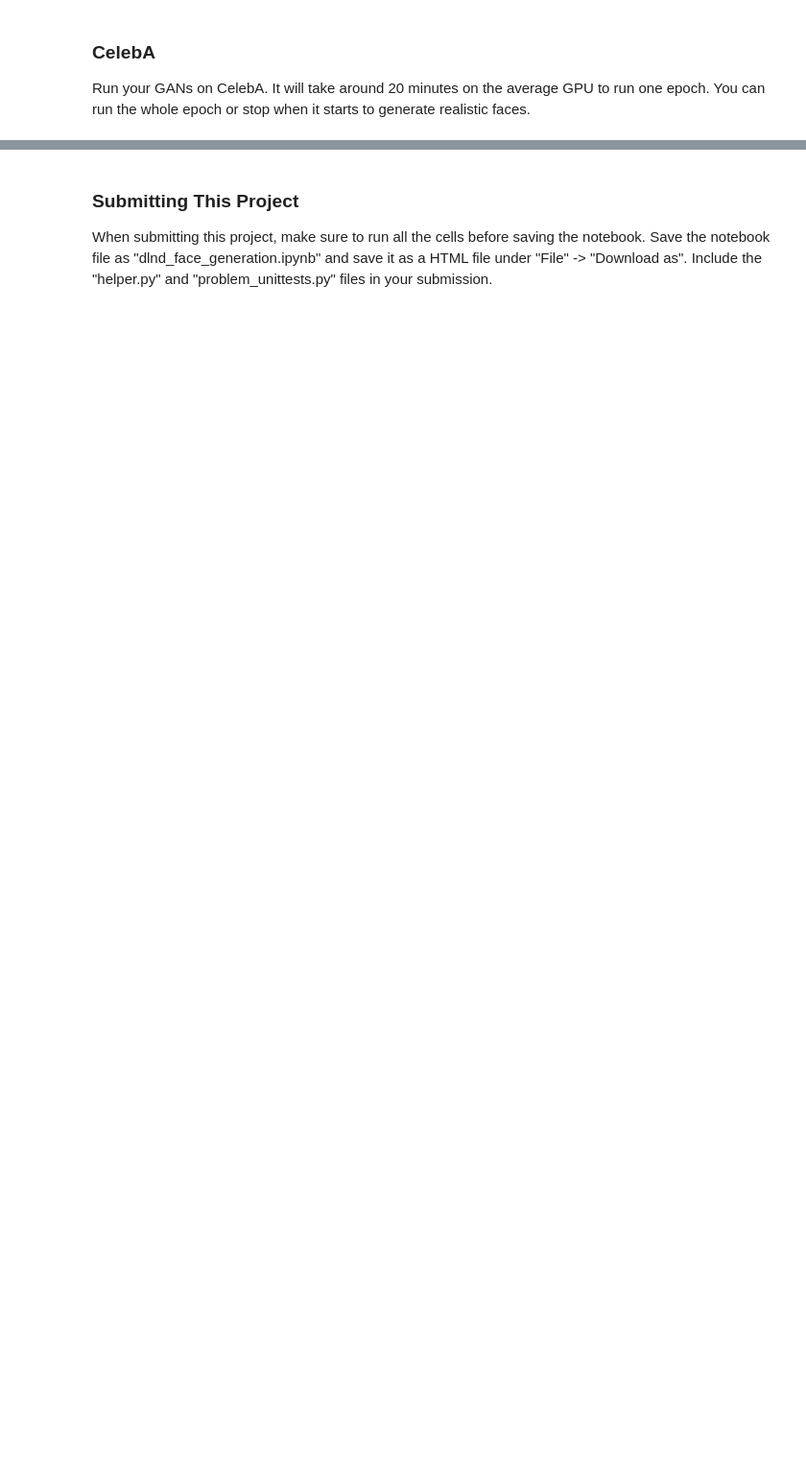
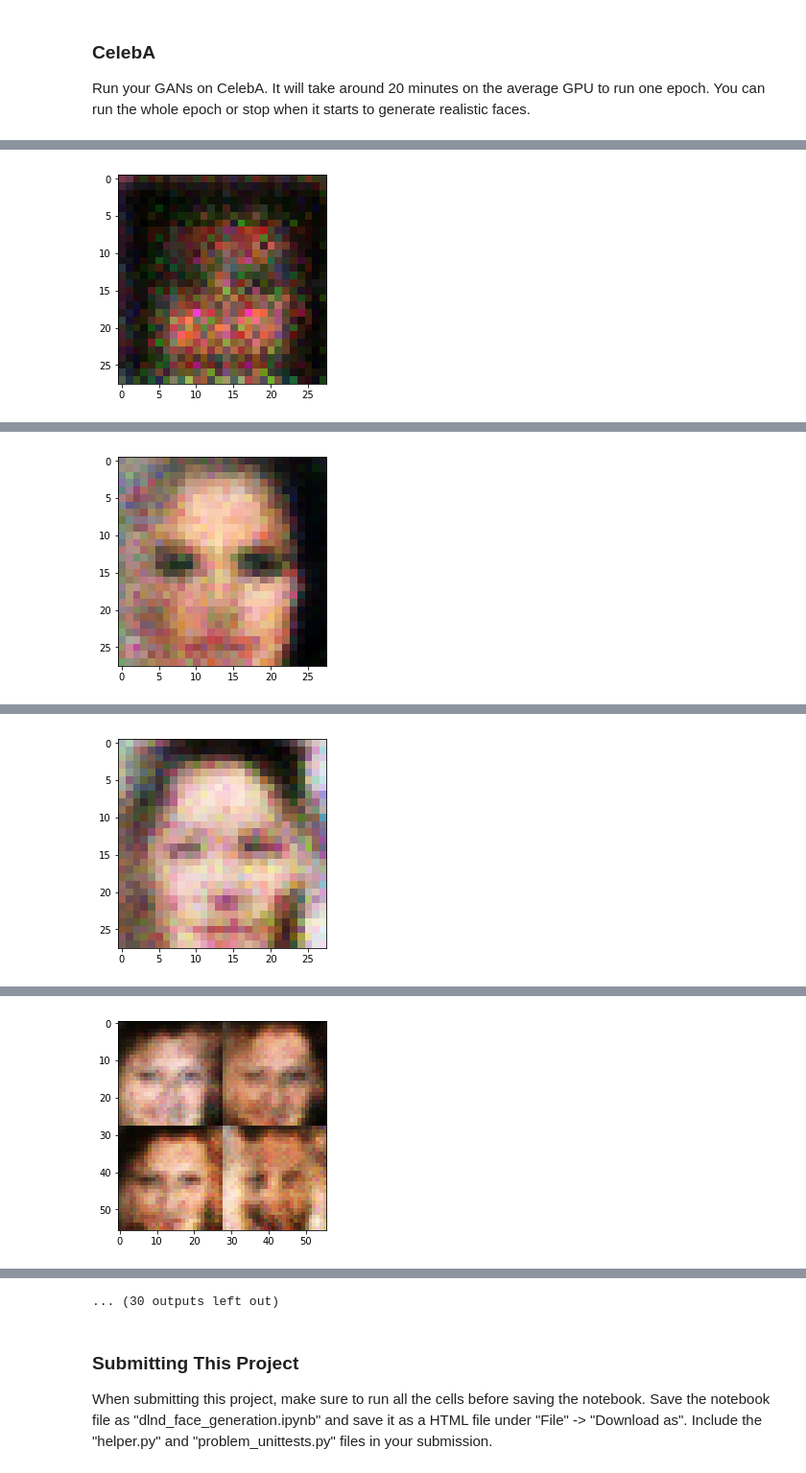
Before and after one commit to siyaoxu/deep-learning, a Jupyter notebook: face_generation/dlnd_face_generation.ipynb, the cells around one changed output, grey strips where cells are left out. Shown at 96% size. Saved outputs shown, nothing was run; the diff lists cells and outputs as text; code cells hidden in the pictures; blank space fills up the shorter version.

```diff
--- a/face_generation/dlnd_face_generation.ipynb
+++ b/face_generation/dlnd_face_generation.ipynb
@@ -431,10 +461,10 @@ KeyboardInterrupt:
 ### CelebA
 Run your GANs on CelebA.  It will take around 20 minutes on the average GPU to run one epoch.  You can run the whole epoch or stop when it starts to generate realistic faces.
 # %%
-batch_size = None
-z_dim = None
-learning_rate = None
-beta1 = None
+batch_size = 64
+z_dim = 100
+learning_rate = 0.0002
+beta1 = 0.5
 
 
 """
@@ -446,3 +476,4 @@ celeba_dataset = helper.Dataset('celeba', glob(os.path.join(data_dir, 'img_align
 with tf.Graph().as_default():
     train(epochs, batch_size, z_dim, learning_rate, beta1, celeba_dataset.get_batches,
           celeba_dataset.shape, celeba_dataset.image_mode)
+# %% [output]
@@ -448,0 +483 @@ with tf.Graph().as_default():
+[figure, added]
@@ -448,0 +487 @@ with tf.Graph().as_default():
+[figure, added]
@@ -448,0 +491 @@ with tf.Graph().as_default():
+[figure, added]
@@ -448,0 +495 @@ with tf.Graph().as_default():
+[figure, added]
@@ -449,3 +504,4 @@ with tf.Graph().as_default():
+... (30 outputs left out)
 # %% [markdown]
 ### Submitting This Project
 When submitting this project, make sure to run all the cells before saving the notebook. Save the notebook file as "dlnd_face_generation.ipynb" and save it as a HTML file under "File" -> "Download as". Include the "helper.py" and "problem_unittests.py" files in your submission.
```
Also changed, not shown: parts of 10 cells of this notebook.
